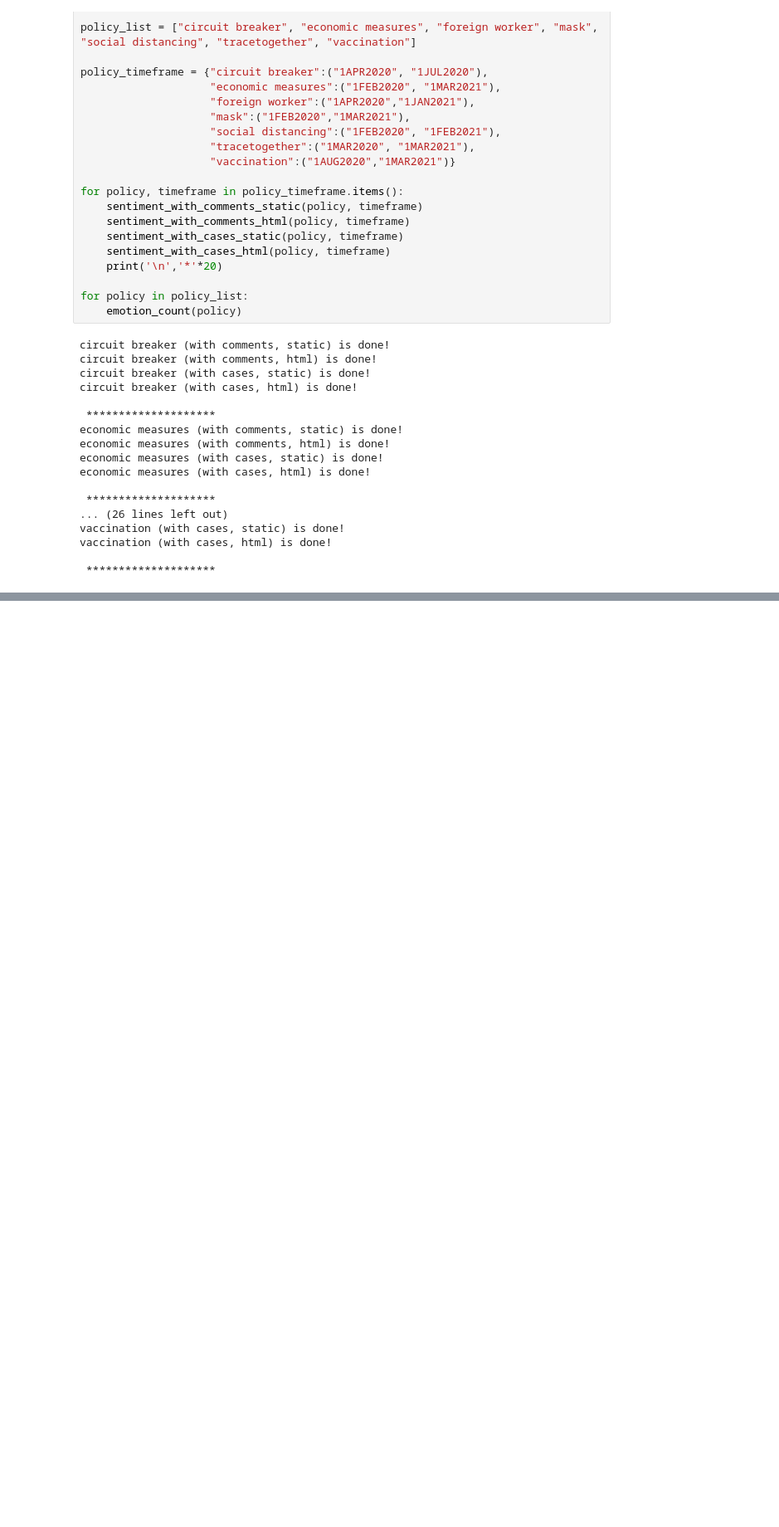
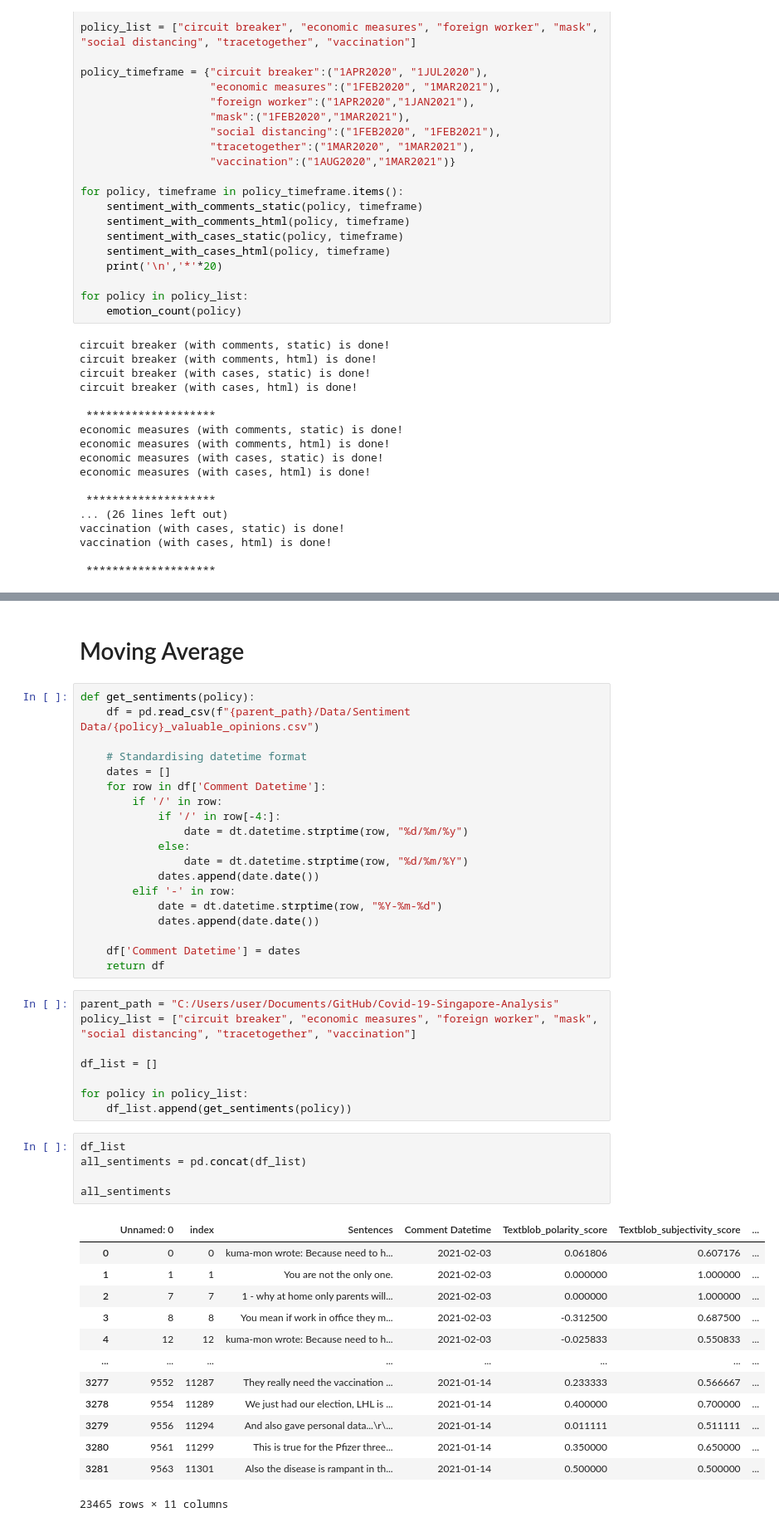
Before and after one commit to CJianYu98/Covid-19-Singapore-Analysis, a Jupyter notebook: Analysis/Sentiment Analysis_Topic Modelling/timeline_sentiment_analysis.ipynb, the cells around one changed output, grey strips where cells are left out. Shown at 83% size. Drawn from its saved outputs; the diff is of its cells as text; blank space fills up the shorter version.

Commit message:
added moving average of sentiments

```diff
--- a/Analysis/Sentiment Analysis_Topic Modelling/timeline_sentiment_analysis.ipynb
+++ b/Analysis/Sentiment Analysis_Topic Modelling/timeline_sentiment_analysis.ipynb
@@ -326,3 +326,51 @@ plot.show()
 plot.write_image("Number of Comments per Emotion per Platform.png", engine="kaleido")
 # %% [output]
 [interactive output not drawn]
+# %% [markdown]
+# Moving Average
+# %%
+def get_sentiments(policy):
+    df = pd.read_csv(f"{parent_path}/Data/Sentiment Data/{policy}_valuable_opinions.csv")
+
+    # Standardising datetime format
+    dates = []
+    for row in df['Comment Datetime']:
+        if '/' in row:
+            if '/' in row[-4:]:
+                date = dt.datetime.strptime(row, "%d/%m/%y")
+            else:
+                date = dt.datetime.strptime(row, "%d/%m/%Y")
+            dates.append(date.date())
+        elif '-' in row:
+            date = dt.datetime.strptime(row, "%Y-%m-%d")
+            dates.append(date.date())
+
+    df['Comment Datetime'] = dates
+    return df
+# %%
+parent_path = "C:/Users/user/Documents/GitHub/Covid-19-Singapore-Analysis"
+policy_list = ["circuit breaker", "economic measures", "foreign worker", "mask", "social distancing", "tracetogether", "vaccination"]
+
+df_list = []
+
+for policy in policy_list:
+    df_list.append(get_sentiments(policy))
+# %%
+df_list
+all_sentiments = pd.concat(df_list)
+
+all_sentiments
+# %% [output]
+|  | Unnamed: 0 | index | Sentences | Comment Datetime | Textblob_polarity_score | Textblob_subjectivity_score | ... |
+| 0 | 0 | 0 | kuma-mon wrote: Because need to h... | 2021-02-03 | 0.061806 | 0.607176 | ... |
+| 1 | 1 | 1 | You are not the only one. | 2021-02-03 | 0.000000 | 1.000000 | ... |
+| 2 | 7 | 7 | 1 - why at home only parents will... | 2021-02-03 | 0.000000 | 1.000000 | ... |
+| 3 | 8 | 8 | You mean if work in office they m... | 2021-02-03 | -0.312500 | 0.687500 | ... |
+| 4 | 12 | 12 | kuma-mon wrote: Because need to h... | 2021-02-03 | -0.025833 | 0.550833 | ... |
+| ... | ... | ... | ... | ... | ... | ... | ... |
+| 3277 | 9552 | 11287 | They really need the vaccination ... | 2021-01-14 | 0.233333 | 0.566667 | ... |
+| 3278 | 9554 | 11289 | We just had our election, LHL is ... | 2021-01-14 | 0.400000 | 0.700000 | ... |
+| 3279 | 9556 | 11294 | And also gave personal data...\r\... | 2021-01-14 | 0.011111 | 0.511111 | ... |
+| 3280 | 9561 | 11299 | This is true for the Pfizer three... | 2021-01-14 | 0.350000 | 0.650000 | ... |
+| 3281 | 9563 | 11301 | Also the disease is rampant in th... | 2021-01-14 | 0.500000 | 0.500000 | ... |
+23465 rows × 11 columns
```
Also changed, not shown: parts of 7 cells of this notebook, 1 other file.
